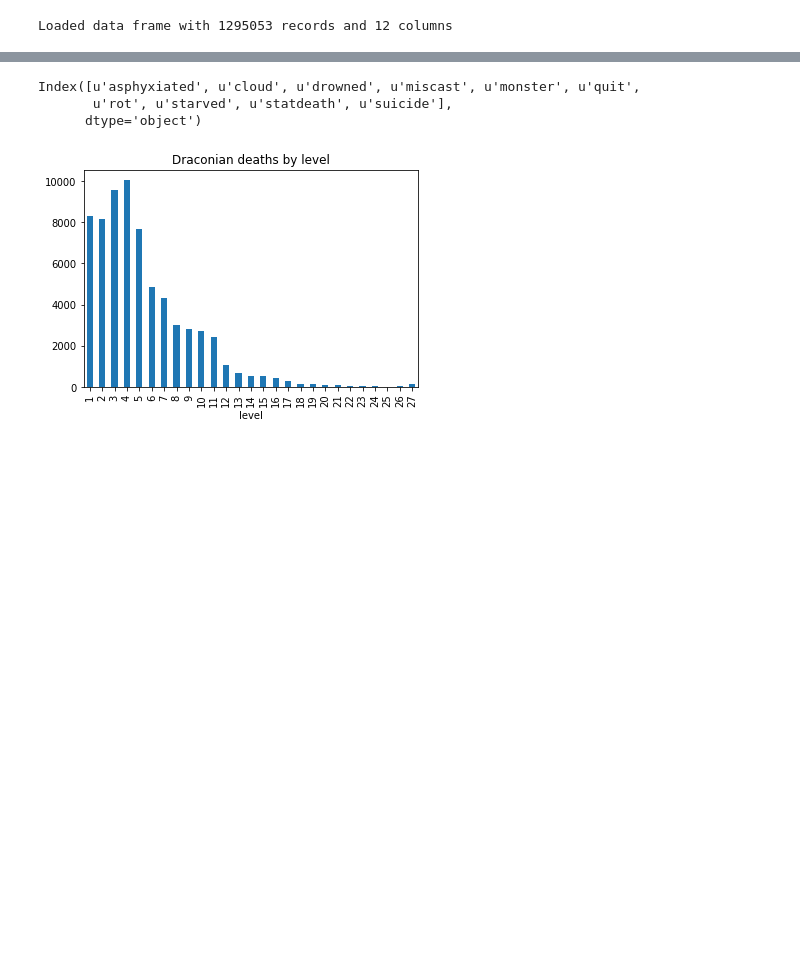
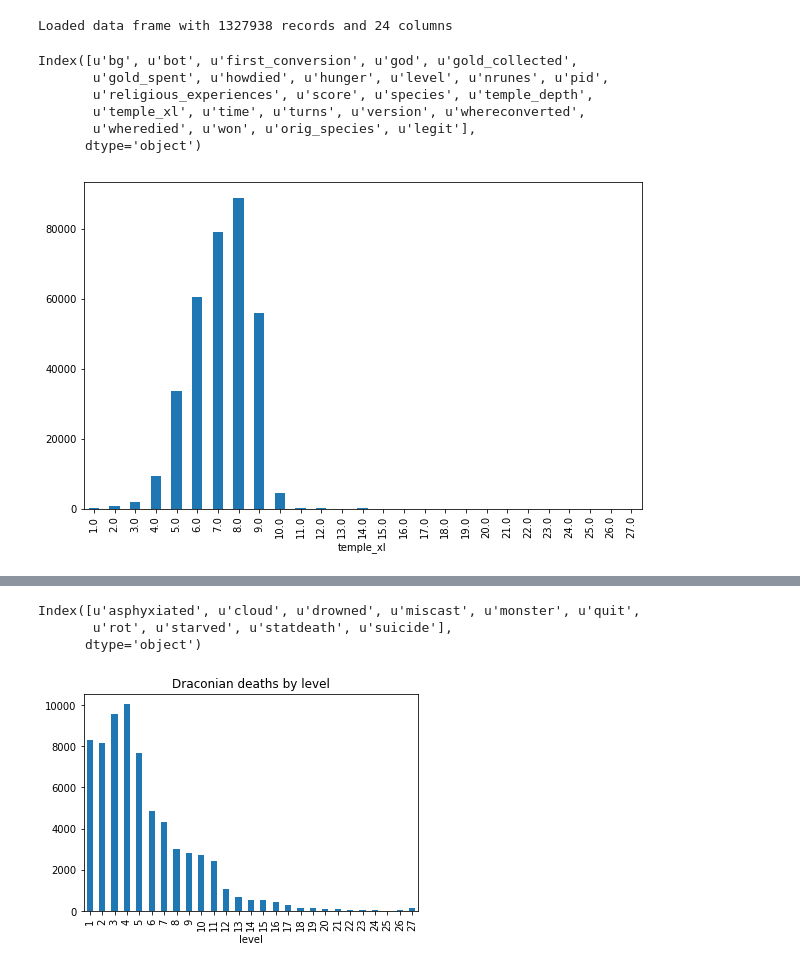
Before and after one commit to colinmorris/crawl-coroner, a Jupyter notebook: scumming.ipynb, the cells around one changed output, grey strips where cells are left out. Drawn from its saved outputs; the diff is of its cells as text; code cells hidden in the pictures; blank space fills up the shorter version.

```diff
--- a/scumming.ipynb
+++ b/scumming.ipynb
@@ -1,27 +1,39 @@
 # %%
 %matplotlib inline
 from __future__ import division
-from vis_common import load_frame, STORE
+from matplotlib import pyplot as plt
+import pandas as pd
+import numpy as np
+from vis_common import load_store, load_games
+
 from crawl_data import CANON_SPECIES, CANON_BGS
-from matplotlib import pyplot as plt
-import numpy as np
-import pandas as pd
 
-f = load_frame(include=[])
-print "Loaded data frame with {} records and {} columns".format(len(f), len(f.columns))
+f = load_games()
+print "Loaded data frame with {} records and {} columns".format(
+    len(f), len(f.columns))
 
-ilost = STORE['ilost']
-iwon = STORE['iwon']
-iquit = STORE['iquit']
+ilost = ~f['won']
+iwon = f['won']
+iquit = f['howdied'] == 'quit'
+
+FS = (10, 6) # Reasonable default figsize
 
 species = f['species'].cat.categories
 drac_species = [sp for sp in species if 'draconian' in sp]
 idrac = f['species'].isin(drac_species)
-
-def get_original_species(sp):
-    return 'draconian' if sp in drac_species else sp
-
-# TODO: just add this as a column in hdf5 store
-f['orig_species'] = f['species'].map(get_original_species)
 # %% [output]
-Loaded data frame with 1295053 records and 12 columns
+Loaded data frame with 1327938 records and 24 columns
+# %%
+f.columns
+# %% [output]
+Index([u'bg', u'bot', u'first_conversion', u'god', u'gold_collected',
+       u'gold_spent', u'howdied', u'hunger', u'level', u'nrunes', u'pid',
+       u'religious_experiences', u'score', u'species', u'temple_depth',
+       u'temple_xl', u'time', u'turns', u'version', u'whereconverted',
+       u'wheredied', u'won', u'orig_species', u'legit'],
+      dtype='object')
+# %%
+# Temple scumming!
+f.groupby('temple_xl').size().plot.bar(figsize=FS);
+# %% [output]
+[figure, added]
```
Also changed, not shown: parts of 4 cells of this notebook, 2 other files.
